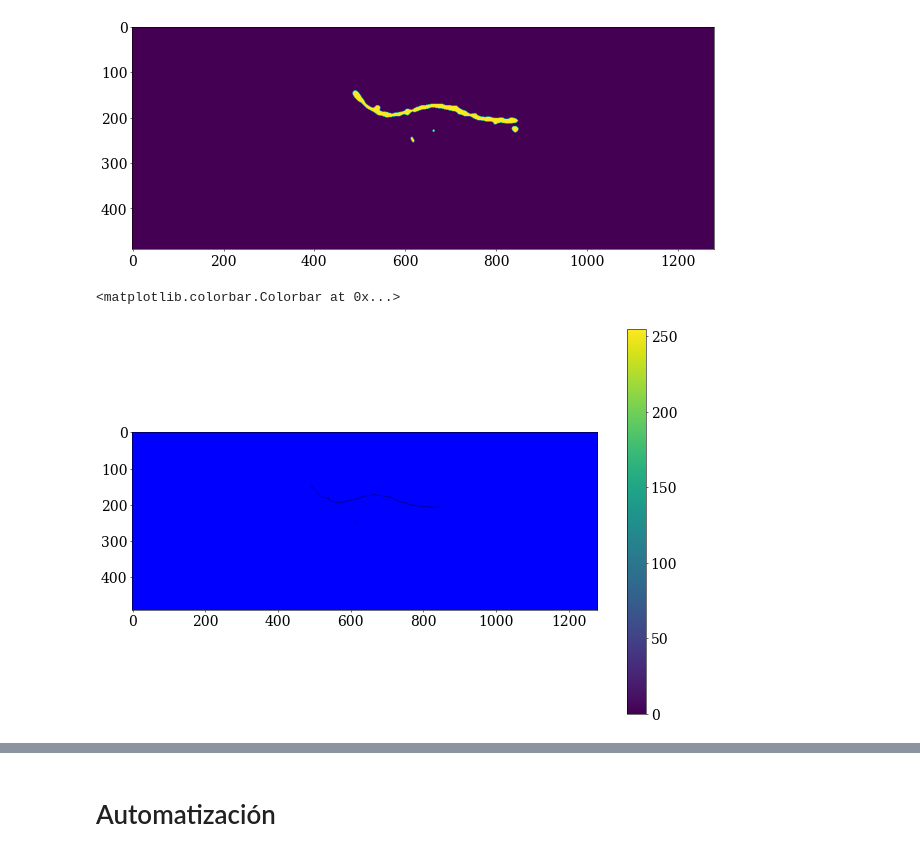
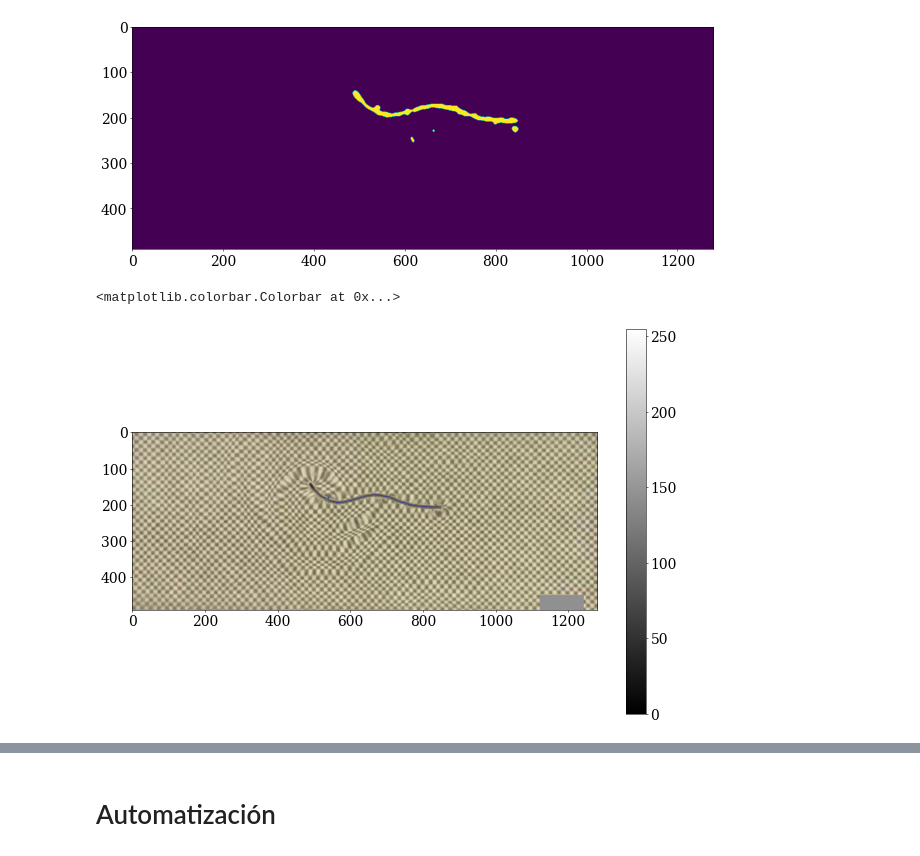
Before and after one commit to gardianc/Nado-ondulatorio, a Jupyter notebook: tracking_P1.ipynb, the cells around one changed output, grey strips where cells are left out. Saved outputs shown, nothing was run; the diff lists cells and outputs as text; code cells hidden in the pictures.

```diff
--- a/tracking_P1.ipynb
+++ b/tracking_P1.ipynb
@@ -163,11 +106,11 @@ plt.imshow(ref_clear)
 # %%
 ref_sk = skeletonize(ref_clear)
 y, x = np.where(ref_sk!=0)
-im_copy[y, x] =
+im_copy[y, x] = [0,0,255]
 
 plt.figure()
-plt.imshow(im_copy)
+plt.imshow(im_copy, cmap='gray')
 plt.colorbar()
 # %% [output]
 <matplotlib.colorbar.Colorbar at 0x...>
-[figure, old version]
+[figure, new version]
```
Also changed, not shown: parts of 15 cells of this notebook, 6 other files.
